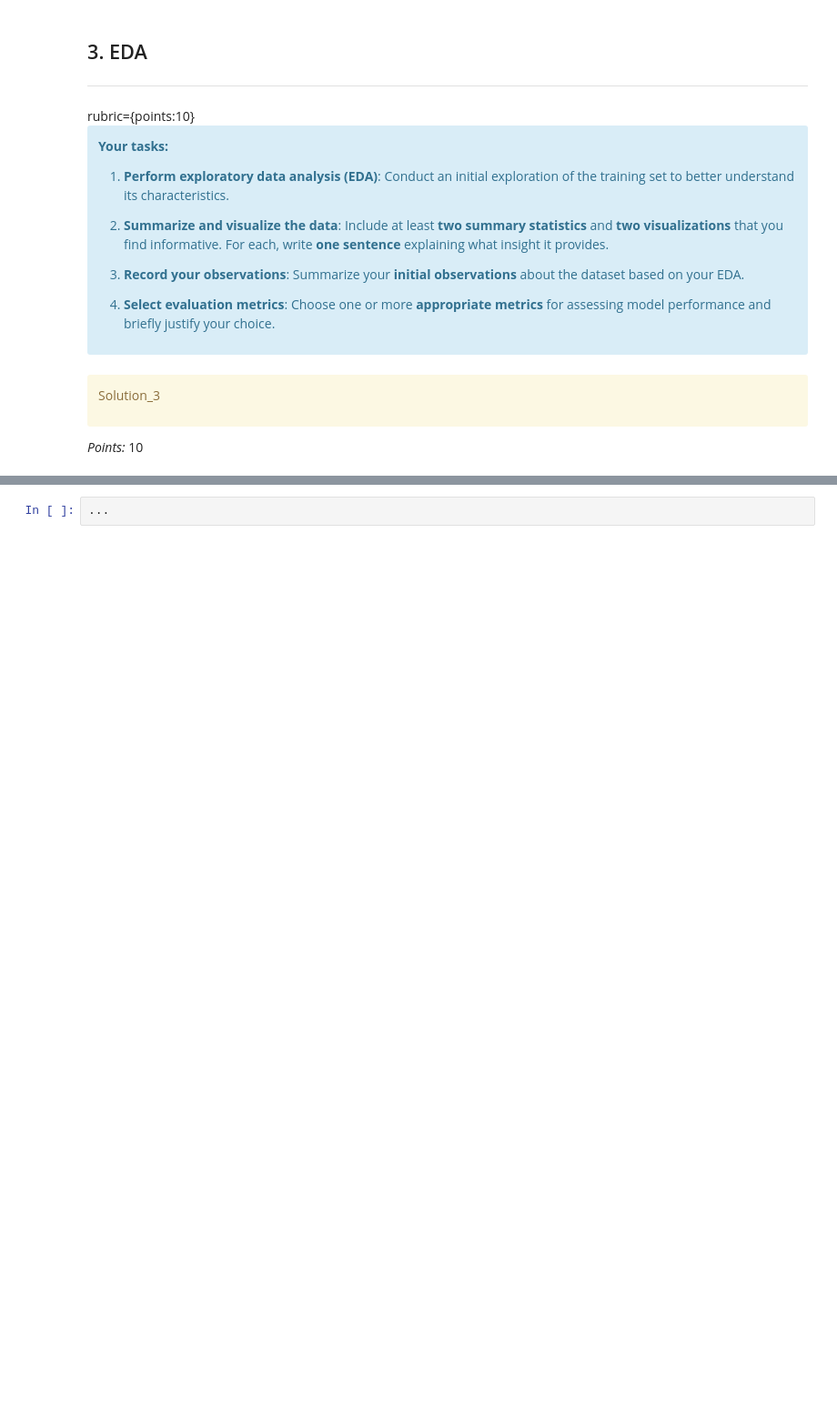
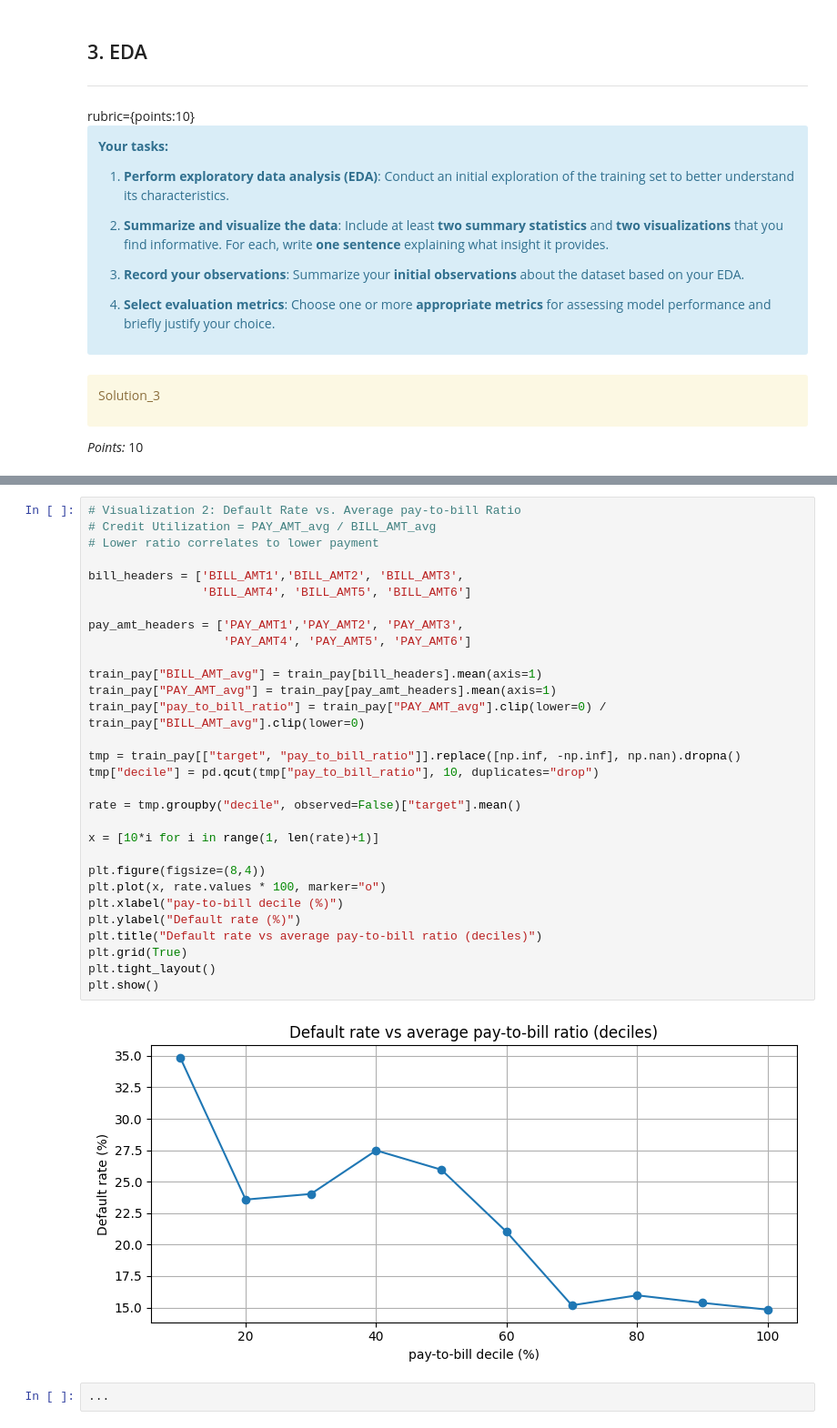
Before and after one commit to moraesand/hw5_cpsc330, a Jupyter notebook: hw5.ipynb, the cells around one changed output, grey strips where cells are left out. Shown at 91% size. Cells and saved outputs as stored; diff of their text form; blank space fills up the shorter version.

```diff
--- a/hw5.ipynb
+++ b/hw5.ipynb
@@ -217,3 +355,35 @@ _Type your answer here, replacing this text._
+# %%
+# Visualization 2: Default Rate vs. Average pay-to-bill Ratio
+# Credit Utilization = PAY_AMT_avg / BILL_AMT_avg
+# Lower ratio correlates to lower payment
+
+bill_headers = ['BILL_AMT1','BILL_AMT2', 'BILL_AMT3',
+                'BILL_AMT4', 'BILL_AMT5', 'BILL_AMT6']
+
+pay_amt_headers = ['PAY_AMT1','PAY_AMT2', 'PAY_AMT3',
+                   'PAY_AMT4', 'PAY_AMT5', 'PAY_AMT6']
+
+train_pay["BILL_AMT_avg"] = train_pay[bill_headers].mean(axis=1)
+train_pay["PAY_AMT_avg"] = train_pay[pay_amt_headers].mean(axis=1)
+train_pay["pay_to_bill_ratio"] = train_pay["PAY_AMT_avg"].clip(lower=0) / train_pay["BILL_AMT_avg"].clip(lower=0)
+
+tmp = train_pay[["target", "pay_to_bill_ratio"]].replace([np.inf, -np.inf], np.nan).dropna()
+tmp["decile"] = pd.qcut(tmp["pay_to_bill_ratio"], 10, duplicates="drop")
+
+rate = tmp.groupby("decile", observed=False)["target"].mean()
+
+x = [10*i for i in range(1, len(rate)+1)]
+
+plt.figure(figsize=(8,4))
+plt.plot(x, rate.values * 100, marker="o")
+plt.xlabel("pay-to-bill decile (%)")
+plt.ylabel("Default rate (%)")
+plt.title("Default rate vs average pay-to-bill ratio (deciles)")
+plt.grid(True)
+plt.tight_layout()
+plt.show()
+# %% [output]
+[figure, added]
 # %%
 ...
 # %%
```
Also changed, not shown: parts of 24 cells of this notebook, 2 other files.
